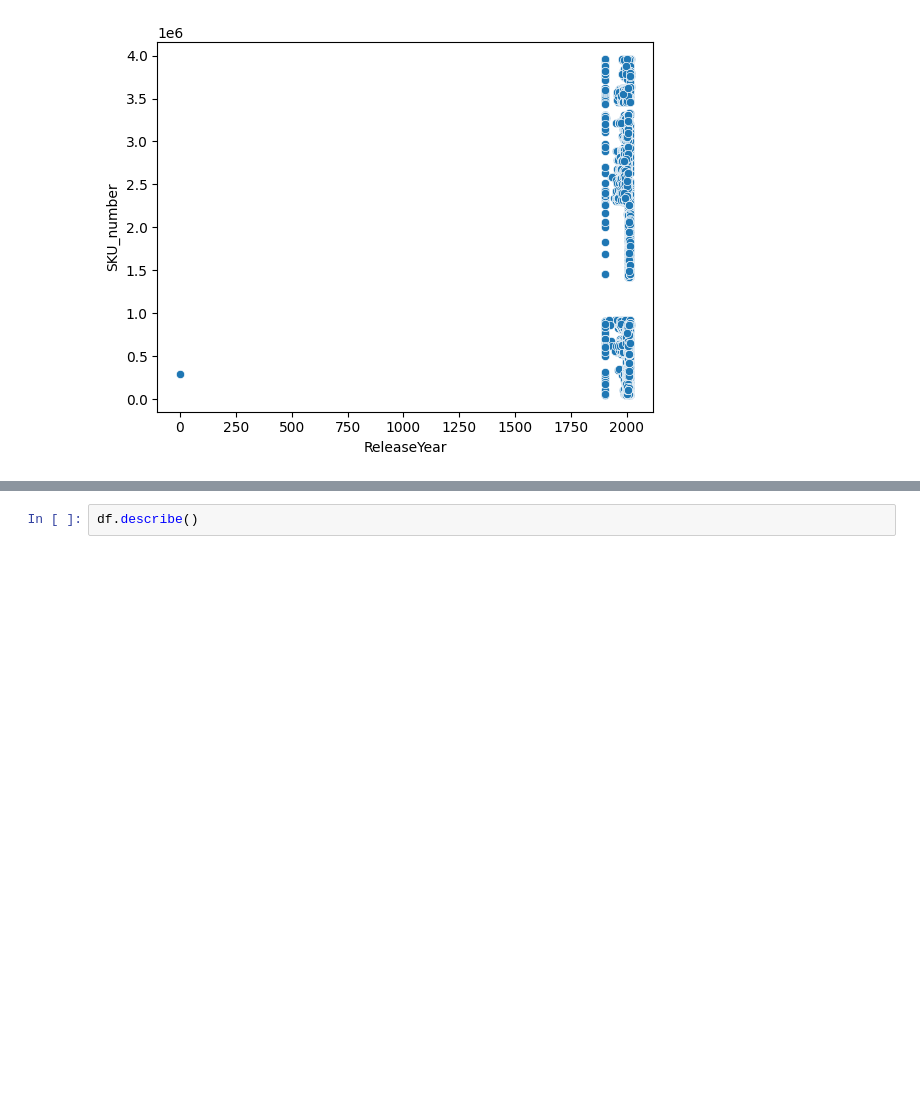
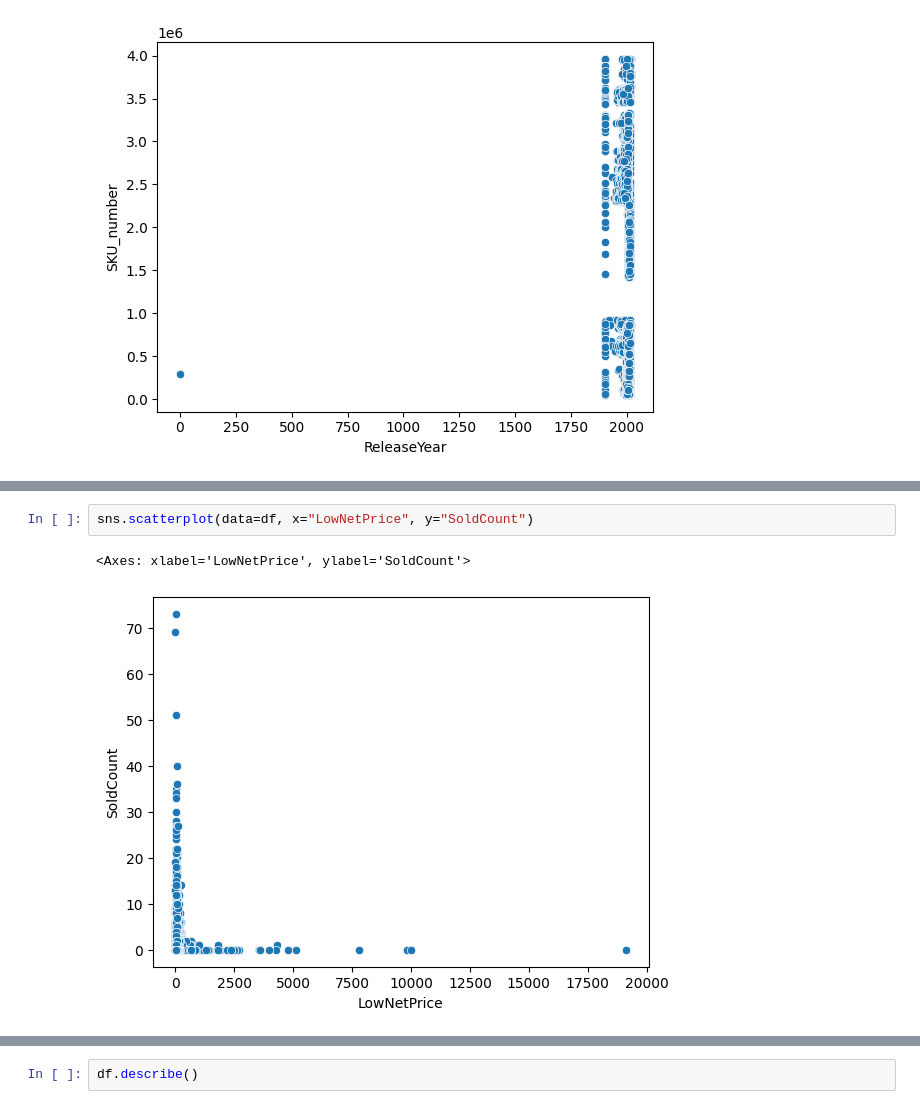
Before and after one commit to hanklokyaw/Weekly_coding_practice, a Jupyter notebook: inventory_sales.ipynb, the cells around one changed output, grey strips where cells are left out. Cells and saved outputs as stored; diff of their text form; blank space fills up the shorter version.

```diff
--- a/inventory_sales.ipynb
+++ b/inventory_sales.ipynb
@@ -20,0 +36,5 @@ sns.scatterplot(y="SKU_number", x="ReleaseYear", data= df)
+# %%
+sns.scatterplot(data=df, x="LowNetPrice", y="SoldCount")
+# %% [output]
+<Axes: xlabel='LowNetPrice', ylabel='SoldCount'>
+[figure, added]
```
Also changed, not shown: parts of 8 cells of this notebook.
